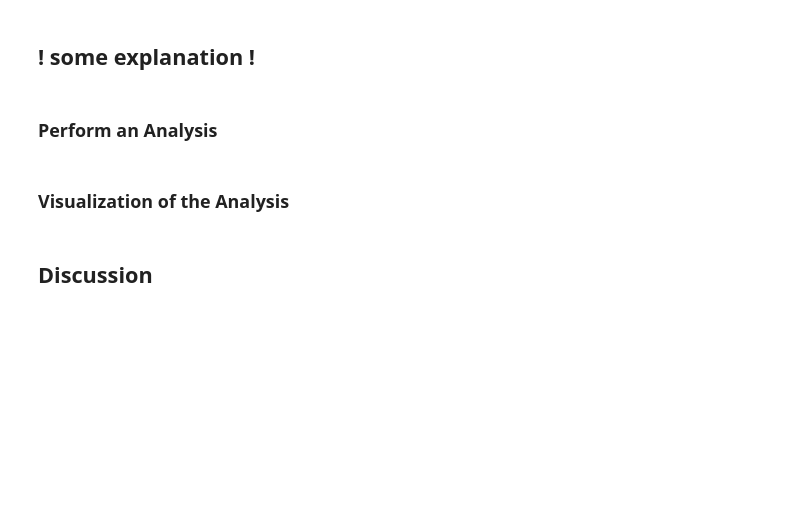
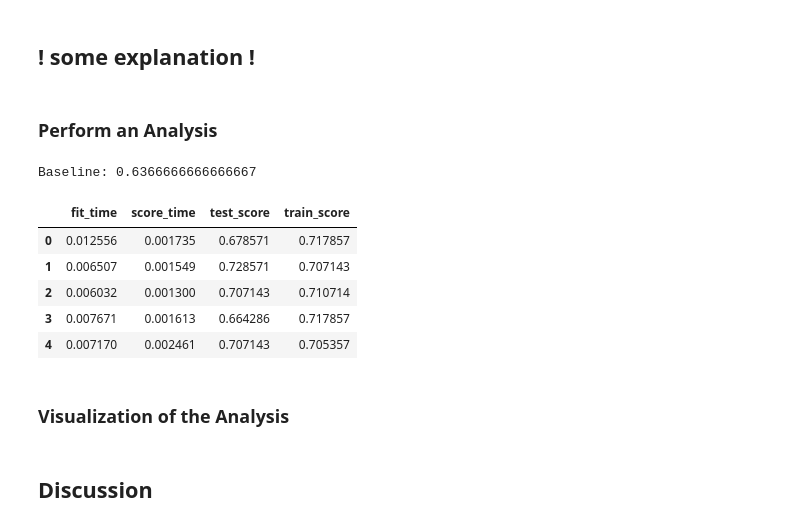
Before and after one commit to DSCI-310-2024/DSCI-310_group-10_crime-prediction, a Jupyter notebook: time_period_crime.ipynb, the cells around one changed output. Cells and saved outputs as stored; diff of their text form; code cells hidden in the pictures; blank space fills up the shorter version.

```diff
--- a/time_period_crime.ipynb
+++ b/time_period_crime.ipynb
@@ -245,6 +243,6 @@ day_time
 # %%
 data_used= data[['incident_day_of_week','police_district','if_crime','time_period']]
 
-X = data_used.drop(columns=['if_crime']).values
-y = data_used['if_crime'].values
+X = data_used.drop(columns=['if_crime'])
+y = data_used['if_crime']
 # %%
@@ -252,10 +252,26 @@ from sklearn.linear_model import LogisticRegression
 # %%
-# lr = LogisticRegression()
-# lr.fit(X, y)
-# print("Model weights: %s" % (lr.coef_))  # these are the learned weights
-# print("Model intercept: %s" % (lr.intercept_))  # this is the bias term
-# data = {"features": cols, "coefficients": lr.coef_[0]}
-# pd.DataFrame(data)
+X = pd.get_dummies(X).astype(float)
+
+X_train, X_test, y_train, y_test = train_test_split(X, y, test_size=0.3, random_state=123)
+
+dummy = DummyClassifier()
+lr = LogisticRegression()
+
+dummy.fit(X_train, y_train)
+
+cv_results_dummy = np.sum(dummy.predict(X_test) == y_test) / len(y_test)
+cv_results_lr = pd.DataFrame(cross_validate(lr, X_train, y_train, return_train_score=True))
+
+print("Baseline:", cv_results_dummy, "\n")
+display(cv_results_lr)
+# %% [output]
+Baseline: 0.6366666666666667
+|  | fit_time | score_time | test_score | train_score |
+| 0 | 0.012556 | 0.001735 | 0.678571 | 0.717857 |
+| 1 | 0.006507 | 0.001549 | 0.728571 | 0.707143 |
+| 2 | 0.006032 | 0.001300 | 0.707143 | 0.710714 |
+| 3 | 0.007671 | 0.001613 | 0.664286 | 0.717857 |
+| 4 | 0.007170 | 0.002461 | 0.707143 | 0.705357 |
 # %% [markdown]
 ### Visualization of the Analysis
 # %% [markdown]
```
Also changed, not shown: parts of 6 cells of this notebook.
